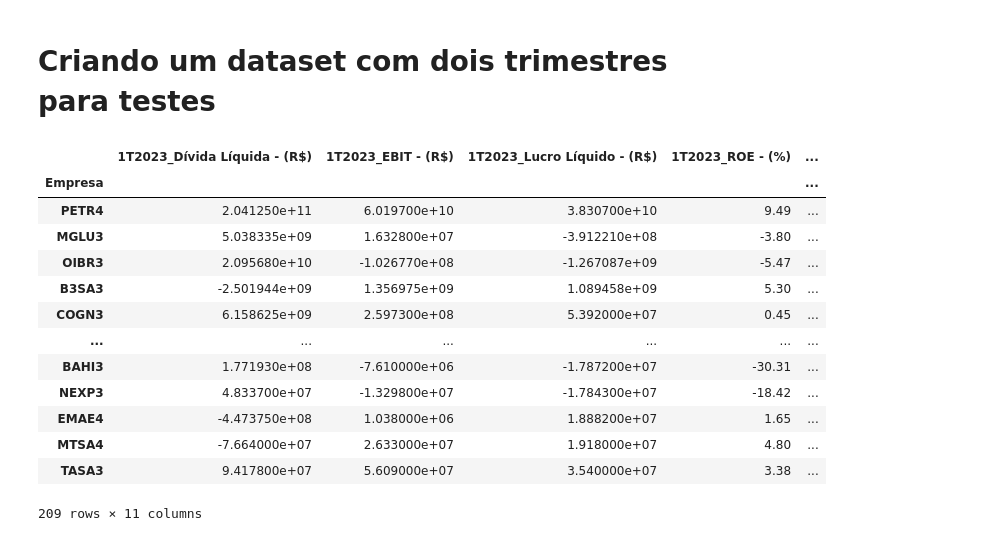
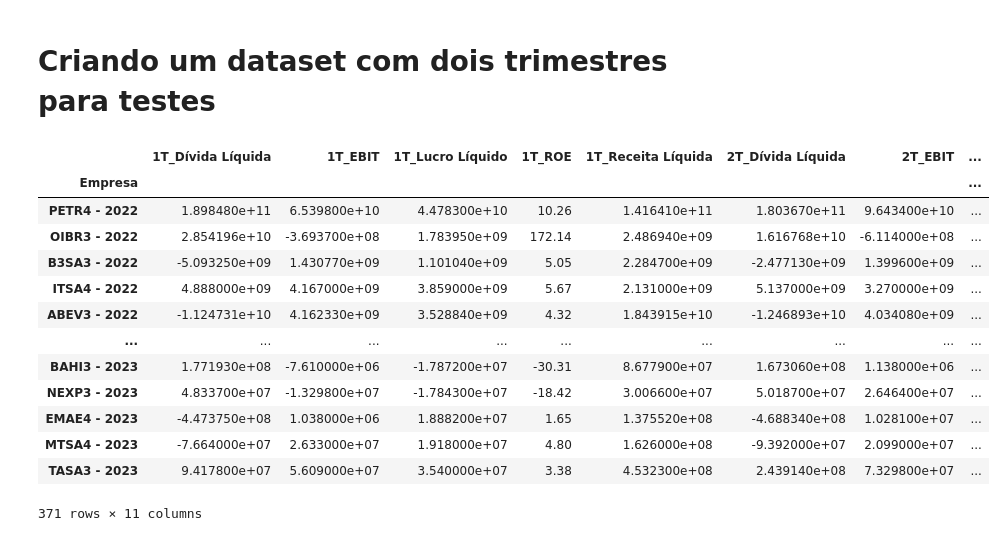
Before and after one commit to HodricVieira/Reconhecimento-de-digitos-ML-2023.2, a Jupyter notebook: Projeto 2/criacao_primeiro_csv.ipynb, the cells around one changed output. Drawn from its saved outputs; the diff is of its cells as text; code cells hidden in the pictures.

```diff
--- a/Projeto 2/criacao_primeiro_csv.ipynb
+++ b/Projeto 2/criacao_primeiro_csv.ipynb
@@ -244,0 +296,3 @@ dataframe_variacao_preco_acoes
+# %%
+dataframe_variacao_preco_acoes_2022 = criacao_dataframe_dados_historicos('dados historicos', acoes_do_dataframe_2022, '01.11.2022', '2022')
+dataframe_variacao_preco_acoes_2022
@@ -244,0 +314,5 @@ dataframe_variacao_preco_acoes
+# %%
+# Descobrindo o index que está presente em dataframe_3trimestres_2022 e não está presente em dataframe_variacao_preco_acoes_2022 por causa de dados faltantes
+index = dataframe_3trimestres_2022.index.difference(dataframe_variacao_preco_acoes_2022.index)
+# Retirando a linha de index do dataframe_3trimestres_2022
+dataframe_3trimestres_2022 = dataframe_3trimestres_2022.drop(index)
@@ -244,0 +321,3 @@ dataframe_variacao_preco_acoes
+# %%
+dataframe_3trimestres = pd.concat([dataframe_3trimestres_2022, dataframe_3trimestres_2023])
+dataframe_3trimestres
@@ -244,0 +339,3 @@ dataframe_variacao_preco_acoes
+# %%
+dataframe_variacao_preco_acoes = pd.concat([dataframe_variacao_preco_acoes_2022, dataframe_variacao_preco_acoes_2023])
+dataframe_variacao_preco_acoes
@@ -303,28 +417,30 @@ dataframe_dados_completos.to_csv('instancias modelos/dataset_3T2023.csv')
 # %%
 # Excluindo as colunas que possuírem 3T do dataset dataframe_dados_completos e a coluna 'Classificação'
 df_2t = dataframe_dados_completos.drop(dataframe_dados_completos.filter(like='3T').columns, axis=1)
 df_2t = df_2t.drop('Classificação', axis=1)
 df_2t
 
 # Chamando a função criacao_dataframe_dados_historicos que vai ter a coluna classificação
-dataframe_variacao_preco_acoes_2t = criacao_dataframe_dados_historicos('dados historicos', acoes_do_dataframe, '01.08.2023')
+dataframe_variacao_preco_acoes_2t_2023 = criacao_dataframe_dados_historicos('dados historicos', acoes_do_dataframe_2023, '01.08.2023', '2023')
+dataframe_variacao_preco_acoes_2t_2022 = criacao_dataframe_dados_historicos('dados historicos', acoes_do_dataframe_2022, '01.08.2022', '2022')
+dataframe_variacao_preco_acoes_2t = pd.concat([dataframe_variacao_preco_acoes_2t_2022, dataframe_variacao_preco_acoes_2t_2023])
 
 # Chamando a função atribuir_classificacao
 dataframe_dados_completos_2t = atribuir_classificacao(df_2t, dataframe_variacao_preco_acoes_2t)
 dataframe_dados_completos_2t
 # %% [output]
-|  | 1T2023_Dívida Líquida - (R$) | 1T2023_EBIT - (R$) | 1T2023_Lucro Líquido - (R$) | 1T2023_ROE - (%) | ... |
-| Empresa |  |  |  |  | ... |
-| PETR4 | 2.041250e+11 | 6.019700e+10 | 3.830700e+10 | 9.49 | ... |
-| MGLU3 | 5.038335e+09 | 1.632800e+07 | -3.912210e+08 | -3.80 | ... |
-| OIBR3 | 2.095680e+10 | -1.026770e+08 | -1.267087e+09 | -5.47 | ... |
-| B3SA3 | -2.501944e+09 | 1.356975e+09 | 1.089458e+09 | 5.30 | ... |
-| COGN3 | 6.158625e+09 | 2.597300e+08 | 5.392000e+07 | 0.45 | ... |
-| ... | ... | ... | ... | ... | ... |
-| BAHI3 | 1.771930e+08 | -7.610000e+06 | -1.787200e+07 | -30.31 | ... |
-| NEXP3 | 4.833700e+07 | -1.329800e+07 | -1.784300e+07 | -18.42 | ... |
-| EMAE4 | -4.473750e+08 | 1.038000e+06 | 1.888200e+07 | 1.65 | ... |
-| MTSA4 | -7.664000e+07 | 2.633000e+07 | 1.918000e+07 | 4.80 | ... |
-| TASA3 | 9.417800e+07 | 5.609000e+07 | 3.540000e+07 | 3.38 | ... |
+|  | 1T_Dívida Líquida | 1T_EBIT | 1T_Lucro Líquido | 1T_ROE | 1T_Receita Líquida | 2T_Dívida Líquida | 2T_EBIT | ... |
+| Empresa |  |  |  |  |  |  |  | ... |
+| PETR4 - 2022 | 1.898480e+11 | 6.539800e+10 | 4.478300e+10 | 10.26 | 1.416410e+11 | 1.803670e+11 | 9.643400e+10 | ... |
+| OIBR3 - 2022 | 2.854196e+10 | -3.693700e+08 | 1.783950e+09 | 172.14 | 2.486940e+09 | 1.616768e+10 | -6.114000e+08 | ... |
+| B3SA3 - 2022 | -5.093250e+09 | 1.430770e+09 | 1.101040e+09 | 5.05 | 2.284700e+09 | -2.477130e+09 | 1.399600e+09 | ... |
+| ITSA4 - 2022 | 4.888000e+09 | 4.167000e+09 | 3.859000e+09 | 5.67 | 2.131000e+09 | 5.137000e+09 | 3.270000e+09 | ... |
+| ABEV3 - 2022 | -1.124731e+10 | 4.162330e+09 | 3.528840e+09 | 4.32 | 1.843915e+10 | -1.246893e+10 | 4.034080e+09 | ... |
+| ... | ... | ... | ... | ... | ... | ... | ... | ... |
+| BAHI3 - 2023 | 1.771930e+08 | -7.610000e+06 | -1.787200e+07 | -30.31 | 8.677900e+07 | 1.673060e+08 | 1.138000e+06 | ... |
+| NEXP3 - 2023 | 4.833700e+07 | -1.329800e+07 | -1.784300e+07 | -18.42 | 3.006600e+07 | 5.018700e+07 | 2.646400e+07 | ... |
+| EMAE4 - 2023 | -4.473750e+08 | 1.038000e+06 | 1.888200e+07 | 1.65 | 1.375520e+08 | -4.688340e+08 | 1.028100e+07 | ... |
+| MTSA4 - 2023 | -7.664000e+07 | 2.633000e+07 | 1.918000e+07 | 4.80 | 1.626000e+08 | -9.392000e+07 | 2.099000e+07 | ... |
+| TASA3 - 2023 | 9.417800e+07 | 5.609000e+07 | 3.540000e+07 | 3.38 | 4.532300e+08 | 2.439140e+08 | 7.329800e+07 | ... |
-209 rows × 11 columns
+371 rows × 11 columns
 # %%
```
Also changed, not shown: parts of 20 cells of this notebook, 3 other files.
